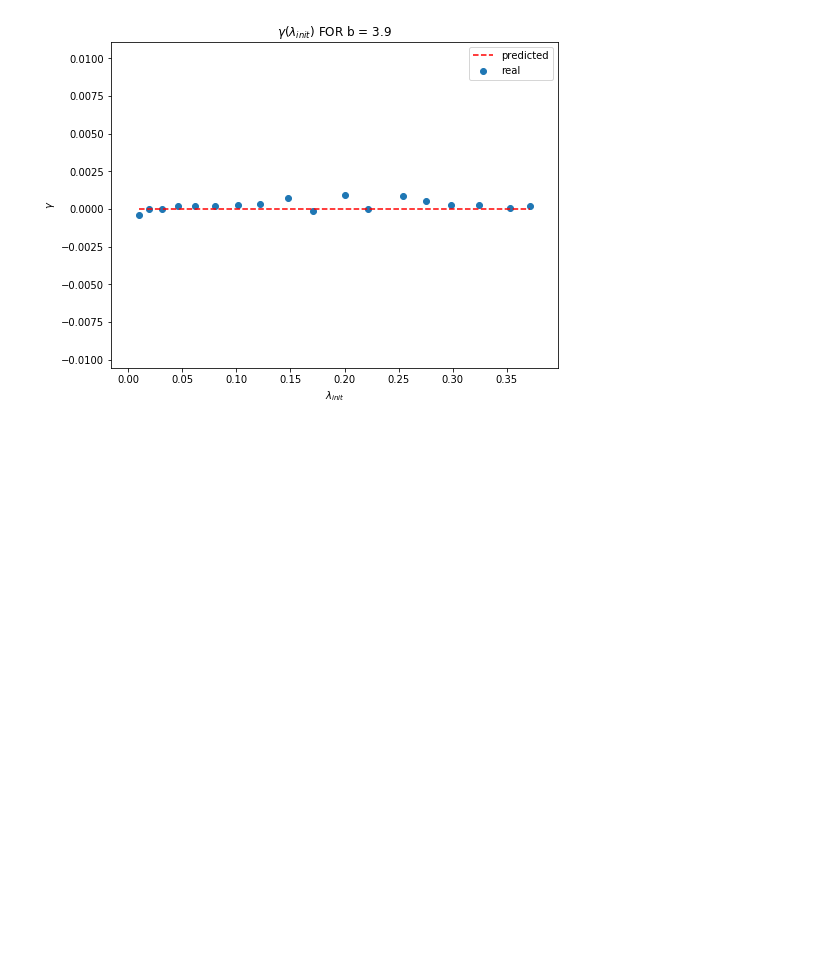
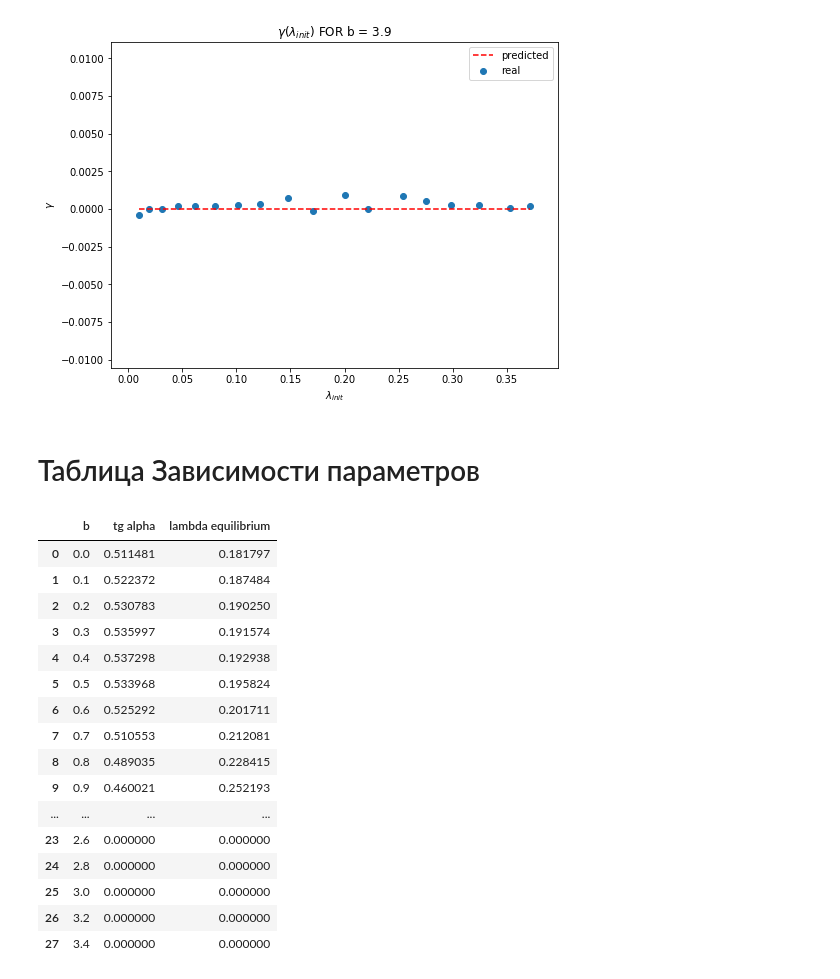
Before and after one commit to VitaliyRakitin/Diploma, a Jupyter notebook: Params31.ipynb, the cells around one changed output. Saved outputs shown, nothing was run; the diff lists cells and outputs as text; code cells hidden in the pictures; blank space fills up the shorter version.

```diff
--- a/Params31.ipynb
+++ b/Params31.ipynb
@@ -587,7 +587,7 @@ def check_c(b):
         delta = (keys[ind+1] - keys[ind])/2.
         if b < keys[ind+1] - delta:
             return best_c[key]
-
+    return best_c[keys[-1]]
 #функция, возвращающая для конкретного b необходимый lmbd_max
 
 def check_l(b):
@@ -604,6 +604,7 @@ def check_l(b):
         delta = (keys[ind+1] - keys[ind])/2.
         if b < keys[ind+1] - delta:
             return best_l[key]
+    return best_l[keys[-1]]
 # %%
 # поиска индекса максимального значения
 
@@ -640,7 +641,7 @@ for b in sorted(result_b.keys()):
         g.append(- fit[1] / fit[0])
         bs.append(float(b))
     else:
-        best_l[float(b)] = 0#result_b[b]["l1"][0]
-        best_c[float(b)] = 0#result_b[b]["v"][0]
+        best_l[float(b)] = 0.#result_b[b]["l1"][0]
+        best_c[float(b)] = 0.#result_b[b]["v"][0]
         print b, max_c, check_l(b), x, border, result_b[b]["l1"][border]
 # %% [output]
@@ -932,3 +933,58 @@ for b in sorted(arr_b.keys()):
 [figure]
 [figure]
 [figure]
+# %% [markdown]
+# Таблица Зависимости параметров
+# %%
+def gamma_params(b):
+    global check_l
+    global b_border
+    global predict_k1
+    global predict_k2
+    global predict_g1
+    global predict_g2
+    b = float(b)
+    max_lmbd = check_l(b)
+    #print max_lmbd
+
+    if max_lmbd == 0.0:
+        return 0.0, 0.0
+
+    if b < b_border:
+        k = predict_k1(b)
+        g = predict_g1(b)
+    else:
+        k = predict_k2(b)
+        g = predict_g2(b)
+
+    return k, g
+# %%
+tg = []
+lmbds = []
+bss = []
+df = pd.DataFrame(columns=['b', 'tg alpha', 'lambda equilibrium'])
+for i,b in enumerate(sorted(result_b.keys())):
+    tg_alpha, lambda_eq = gamma_params(b)
+    df.loc[i] =  [b, tg_alpha, lambda_eq]
+    tg.append(tg_alpha)
+    lmbds.append(lambda_eq)
+    bss.append(b)
+df
+# %% [output]
+|  | b | tg alpha | lambda equilibrium |
+| 0 | 0.0 | 0.511481 | 0.181797 |
+| 1 | 0.1 | 0.522372 | 0.187484 |
+| 2 | 0.2 | 0.530783 | 0.190250 |
+| 3 | 0.3 | 0.535997 | 0.191574 |
+| 4 | 0.4 | 0.537298 | 0.192938 |
+| 5 | 0.5 | 0.533968 | 0.195824 |
+| 6 | 0.6 | 0.525292 | 0.201711 |
+| 7 | 0.7 | 0.510553 | 0.212081 |
+| 8 | 0.8 | 0.489035 | 0.228415 |
+| 9 | 0.9 | 0.460021 | 0.252193 |
+| ... | ... | ... | ... |
+| 23 | 2.6 | 0.000000 | 0.000000 |
+| 24 | 2.8 | 0.000000 | 0.000000 |
+| 25 | 3.0 | 0.000000 | 0.000000 |
+| 26 | 3.2 | 0.000000 | 0.000000 |
+| 27 | 3.4 | 0.000000 | 0.000000 |
```
Also changed, not shown: parts of 2 cells of this notebook.
